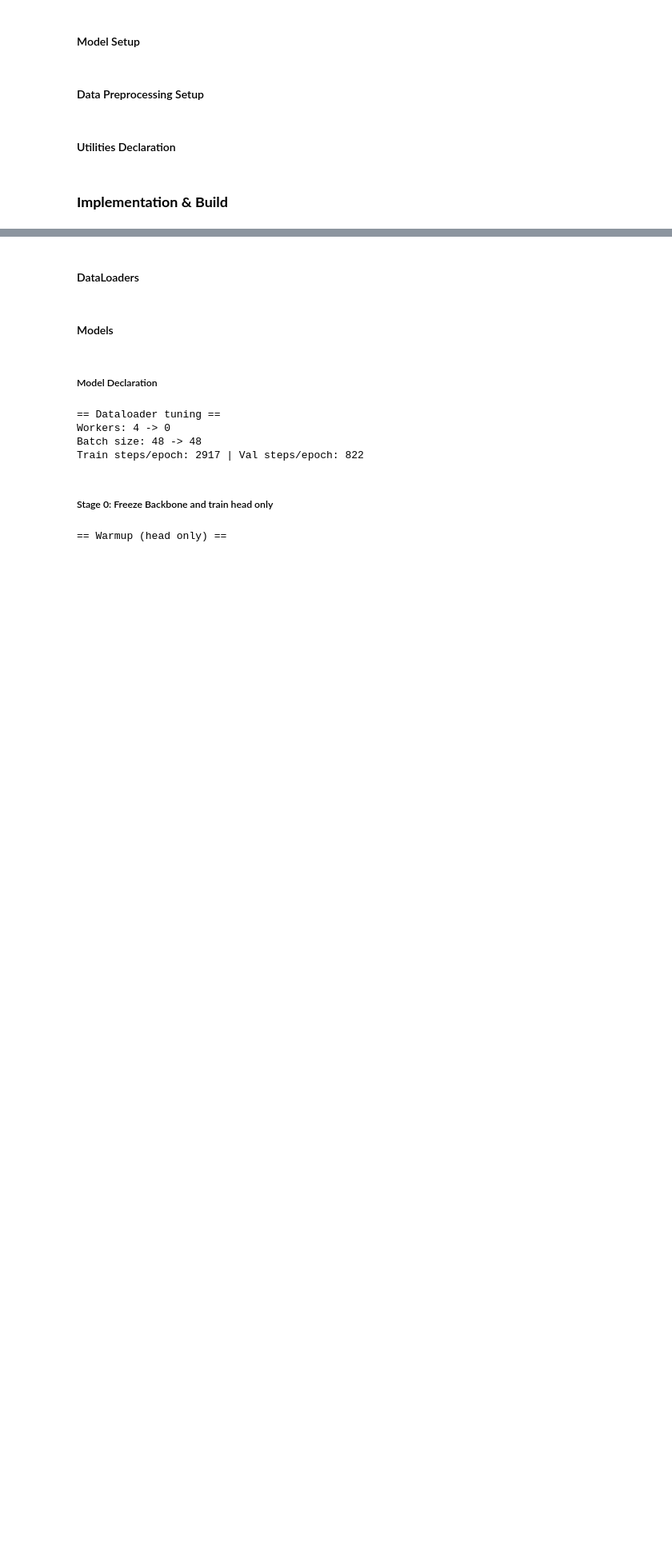
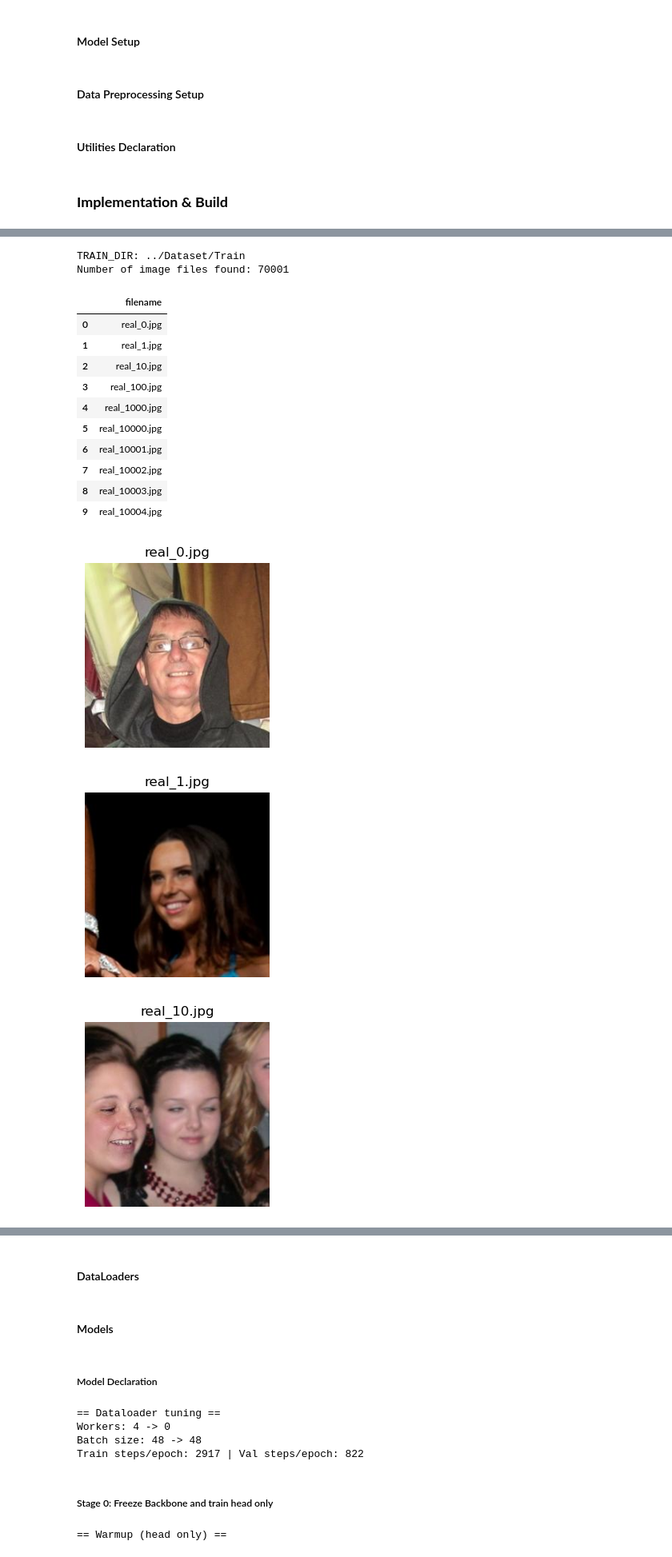
Before and after one commit to zwahoc/deepfakeDetection-mvitv2, a Jupyter notebook: notebooks/deepfake_vgg16.ipynb, the cells around one changed output, grey strips where cells are left out. Shown at 80% size. Cells and saved outputs as stored; diff of their text form; code cells hidden in the pictures; blank space fills up the shorter version.

```diff
--- a/notebooks/deepfake_vgg16.ipynb
+++ b/notebooks/deepfake_vgg16.ipynb
@@ -325,0 +407,44 @@ def accuracy_from_logits(logits, labels):
+# %%
+import pandas as pd
+import matplotlib.pyplot as plt
+import cv2
+from pathlib import Path
+
+
+
+# Step 1: Collect image files
+image_dir = Path(TRAIN_DIR + "/Real")
+image_files = [f for f in image_dir.iterdir() if f.suffix.lower() in [".jpg", ".jpeg", ".png"]]
+
+print("TRAIN_DIR:", TRAIN_DIR)
+print("Number of image files found:", len(image_files))
+# Step 2: Create DataFrame for first 10 filenames
+df = pd.DataFrame({"filename": [f.name for f in image_files[:10]]})
+display(df)
+
+# Step 3: Preview first 10 images
+for i, file_path in enumerate(image_files[:10]):
+    img = cv2.imread(str(file_path))
+    img = cv2.cvtColor(img, cv2.COLOR_BGR2RGB)  # convert BGR to RGB
+    plt.figure(figsize=(3,3))
+    plt.imshow(img)
+    plt.title(file_path.name)
+    plt.axis("off")
+    plt.show()
+# %% [output]
+TRAIN_DIR: ../Dataset/Train
+Number of image files found: 70001
+|  | filename |
+| 0 | real_0.jpg |
+| 1 | real_1.jpg |
+| 2 | real_10.jpg |
+| 3 | real_100.jpg |
+| 4 | real_1000.jpg |
+| 5 | real_10000.jpg |
+| 6 | real_10001.jpg |
+| 7 | real_10002.jpg |
+| 8 | real_10003.jpg |
+| 9 | real_10004.jpg |
+[figure, added]
+[figure, added]
+[figure, added]
```
Also changed, not shown: parts of 10 cells of this notebook, 17 other files.
